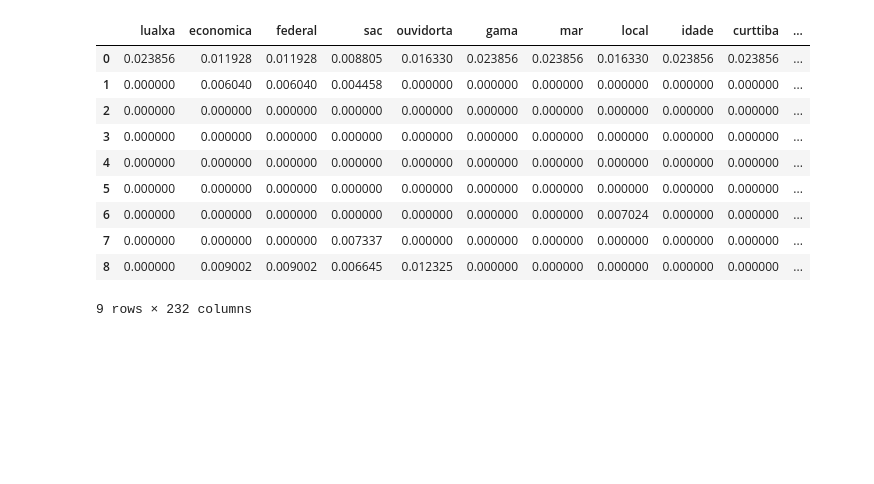
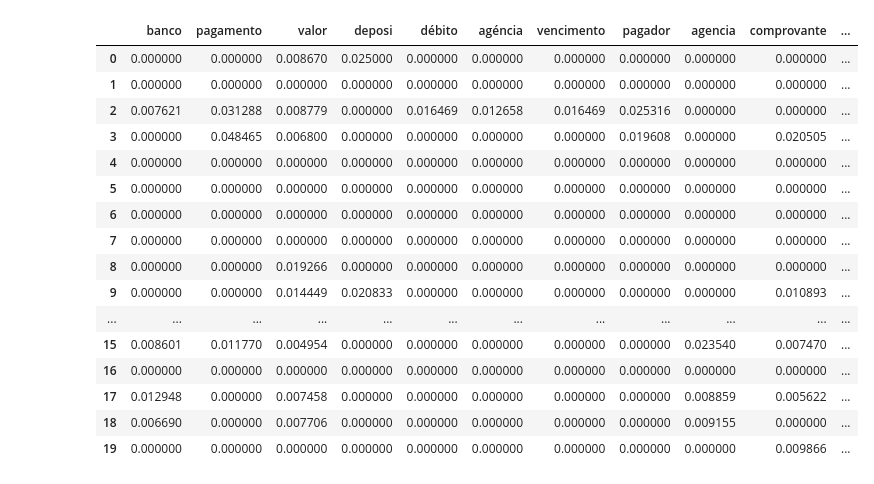
Before and after one commit to paulohesilva/hw2_proof_ocr, a Jupyter notebook: hw-two-v3.ipynb, the cells around one changed output. Cells and saved outputs as stored; diff of their text form; code cells hidden in the pictures; blank space fills up the shorter version.

```diff
--- a/hw-two-v3.ipynb
+++ b/hw-two-v3.ipynb
@@ -69,7 +99,10 @@ def calculaTF(dic_de_cont, doc):
 
     num_palavras_doc = len(doc)
     for palavra, contagem in dic_de_cont.items():
-        tf_dic[palavra] = contagem/float(num_palavras_doc)
+        if num_palavras_doc != 0:
+            tf_dic[palavra] = contagem/float(num_palavras_doc)
+        else:
+            tf_dic[palavra] = 0
 
     return(tf_dic)
 # %%
@@ -145,17 +229,26 @@ tfidf_dataframe.drop('index', 1, inplace = True)
 #tfidf_dataframe.set_index('documentos', inplace=True)
 tfidf_dataframe.index.name = None
 # %%
-tfidf_dataframe
+tfidf_dataframe[['banco','pagamento','valor',
+        'deposi','débito','agéncia','vencimento','pagador', 'agencia'
+        ,'comprovante', 'pagamentos','total','ted', 'extrato', 'extrato','crédito',
+        'pix', 'transacao', 'doc','dinheiro']]
 # %% [output]
-|  | lualxa | economica | federal | sac | ouvidorta | gama | mar | local | idade | curttiba | ... |
-| 0 | 0.023856 | 0.011928 | 0.011928 | 0.008805 | 0.016330 | 0.023856 | 0.023856 | 0.016330 | 0.023856 | 0.023856 | ... |
-| 1 | 0.000000 | 0.006040 | 0.006040 | 0.004458 | 0.000000 | 0.000000 | 0.000000 | 0.000000 | 0.000000 | 0.000000 | ... |
-| 2 | 0.000000 | 0.000000 | 0.000000 | 0.000000 | 0.000000 | 0.000000 | 0.000000 | 0.000000 | 0.000000 | 0.000000 | ... |
-| 3 | 0.000000 | 0.000000 | 0.000000 | 0.000000 | 0.000000 | 0.000000 | 0.000000 | 0.000000 | 0.000000 | 0.000000 | ... |
+|  | banco | pagamento | valor | deposi | débito | agéncia | vencimento | pagador | agencia | comprovante | ... |
+| 0 | 0.000000 | 0.000000 | 0.008670 | 0.025000 | 0.000000 | 0.000000 | 0.000000 | 0.000000 | 0.000000 | 0.000000 | ... |
+| 1 | 0.000000 | 0.000000 | 0.000000 | 0.000000 | 0.000000 | 0.000000 | 0.000000 | 0.000000 | 0.000000 | 0.000000 | ... |
+| 2 | 0.007621 | 0.031288 | 0.008779 | 0.000000 | 0.016469 | 0.012658 | 0.016469 | 0.025316 | 0.000000 | 0.000000 | ... |
+| 3 | 0.000000 | 0.048465 | 0.006800 | 0.000000 | 0.000000 | 0.000000 | 0.000000 | 0.019608 | 0.000000 | 0.020505 | ... |
 | 4 | 0.000000 | 0.000000 | 0.000000 | 0.000000 | 0.000000 | 0.000000 | 0.000000 | 0.000000 | 0.000000 | 0.000000 | ... |
 | 5 | 0.000000 | 0.000000 | 0.000000 | 0.000000 | 0.000000 | 0.000000 | 0.000000 | 0.000000 | 0.000000 | 0.000000 | ... |
-| 6 | 0.000000 | 0.000000 | 0.000000 | 0.000000 | 0.000000 | 0.000000 | 0.000000 | 0.007024 | 0.000000 | 0.000000 | ... |
-| 7 | 0.000000 | 0.000000 | 0.000000 | 0.007337 | 0.000000 | 0.000000 | 0.000000 | 0.000000 | 0.000000 | 0.000000 | ... |
-| 8 | 0.000000 | 0.009002 | 0.009002 | 0.006645 | 0.012325 | 0.000000 | 0.000000 | 0.000000 | 0.000000 | 0.000000 | ... |
+| 6 | 0.000000 | 0.000000 | 0.000000 | 0.000000 | 0.000000 | 0.000000 | 0.000000 | 0.000000 | 0.000000 | 0.000000 | ... |
+| 7 | 0.000000 | 0.000000 | 0.000000 | 0.000000 | 0.000000 | 0.000000 | 0.000000 | 0.000000 | 0.000000 | 0.000000 | ... |
+| 8 | 0.000000 | 0.000000 | 0.019266 | 0.000000 | 0.000000 | 0.000000 | 0.000000 | 0.000000 | 0.000000 | 0.000000 | ... |
+| 9 | 0.000000 | 0.000000 | 0.014449 | 0.020833 | 0.000000 | 0.000000 | 0.000000 | 0.000000 | 0.000000 | 0.010893 | ... |
+| ... | ... | ... | ... | ... | ... | ... | ... | ... | ... | ... | ... |
+| 15 | 0.008601 | 0.011770 | 0.004954 | 0.000000 | 0.000000 | 0.000000 | 0.000000 | 0.000000 | 0.023540 | 0.007470 | ... |
+| 16 | 0.000000 | 0.000000 | 0.000000 | 0.000000 | 0.000000 | 0.000000 | 0.000000 | 0.000000 | 0.000000 | 0.000000 | ... |
+| 17 | 0.012948 | 0.000000 | 0.007458 | 0.000000 | 0.000000 | 0.000000 | 0.000000 | 0.000000 | 0.008859 | 0.005622 | ... |
+| 18 | 0.006690 | 0.000000 | 0.007706 | 0.000000 | 0.000000 | 0.000000 | 0.000000 | 0.000000 | 0.009155 | 0.000000 | ... |
+| 19 | 0.000000 | 0.000000 | 0.000000 | 0.000000 | 0.000000 | 0.000000 | 0.000000 | 0.000000 | 0.000000 | 0.009866 | ... |
-9 rows × 232 columns
 # %%
```
Also changed, not shown: parts of 11 cells of this notebook.
